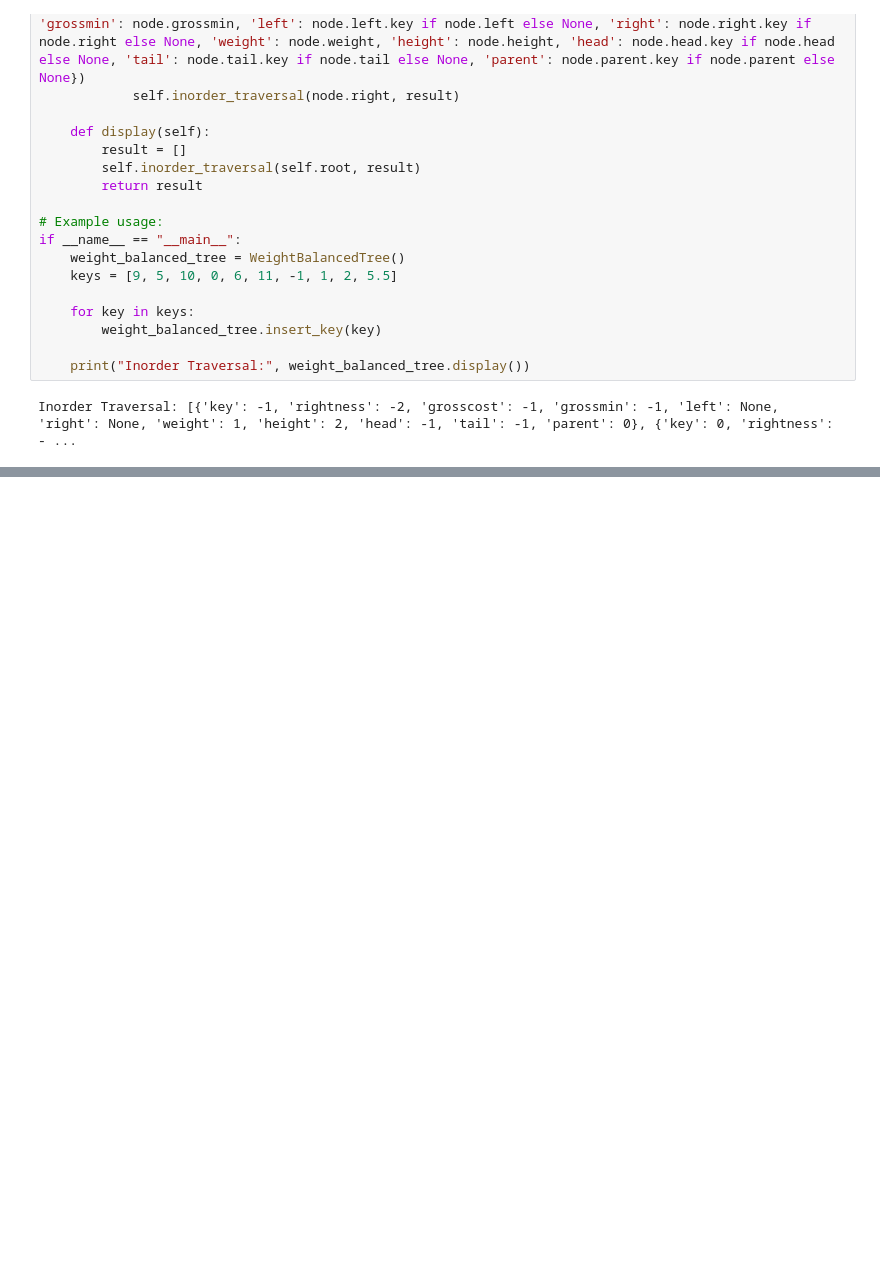
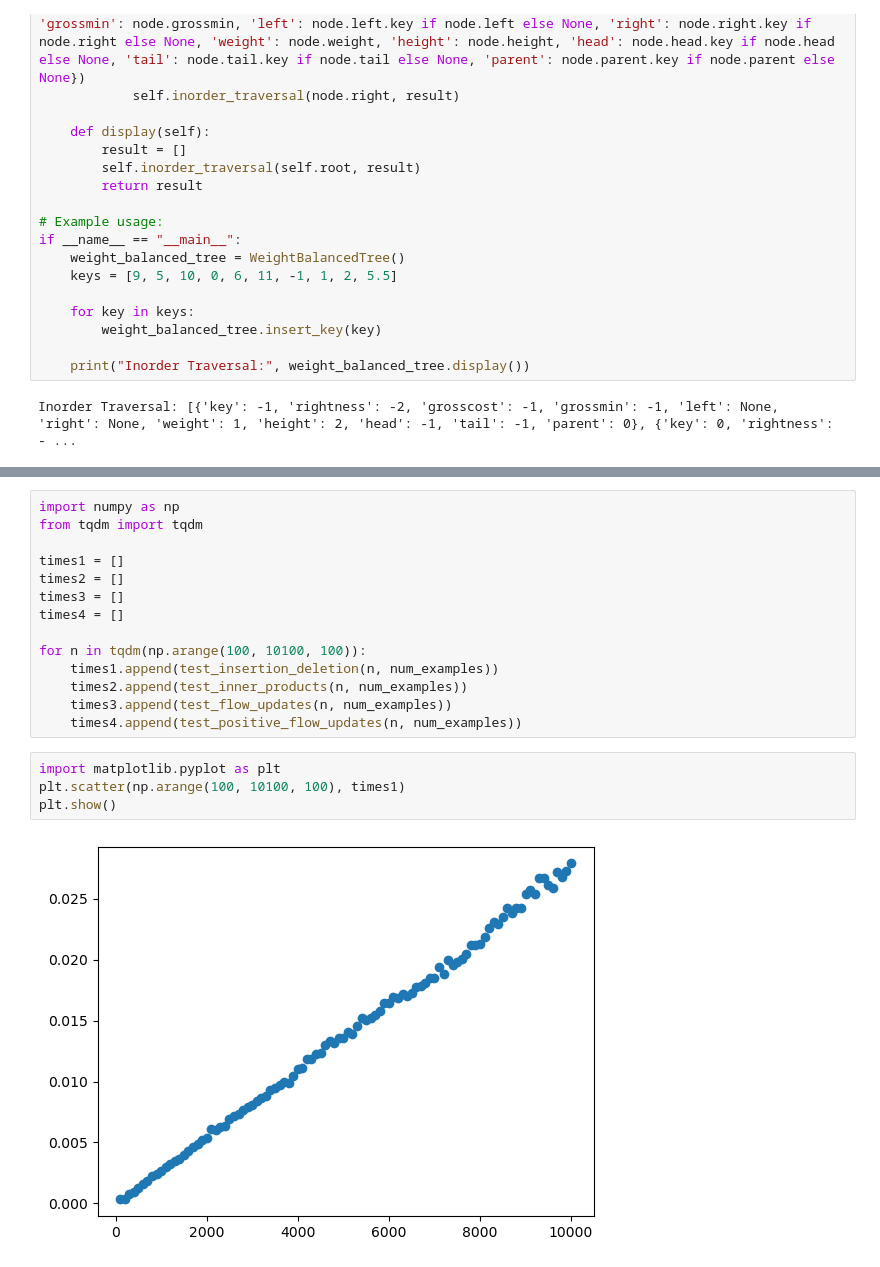
Before and after one commit to thinkinavi24/almost_linear_max_flow, a Jupyter notebook: dynamic_trees.ipynb, the cells around one changed output, grey strips where cells are left out. Cells and saved outputs as stored; diff of their text form; blank space fills up the shorter version.

```diff
--- a/dynamic_trees.ipynb
+++ b/dynamic_trees.ipynb
@@ -360,0 +834,20 @@ SyntaxError: cannot assign to function call (1746644175.py, line 133)
+# %%
+import numpy as np
+from tqdm import tqdm
+
+times1 = []
+times2 = []
+times3 = []
+times4 = []
+
+for n in tqdm(np.arange(100, 10100, 100)):
+    times1.append(test_insertion_deletion(n, num_examples))
+    times2.append(test_inner_products(n, num_examples))
+    times3.append(test_flow_updates(n, num_examples))
+    times4.append(test_positive_flow_updates(n, num_examples))
+# %%
+import matplotlib.pyplot as plt
+plt.scatter(np.arange(100, 10100, 100), times1)
+plt.show()
+# %% [output]
+[figure, added]
```
Also changed, not shown: parts of 7 cells of this notebook.
